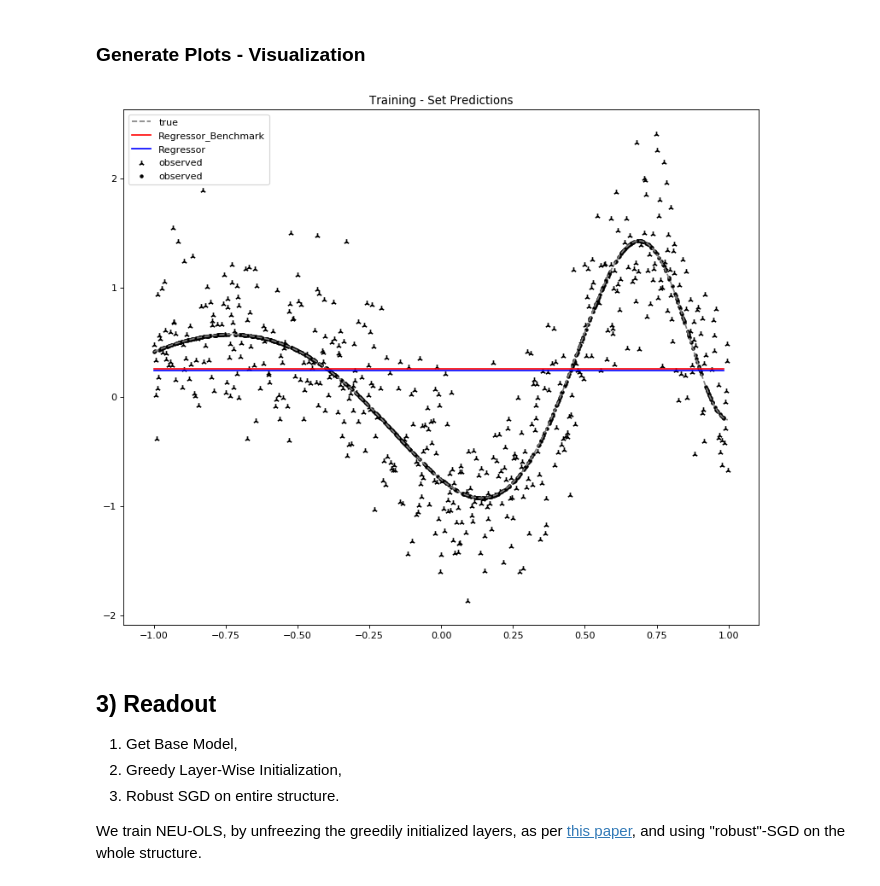
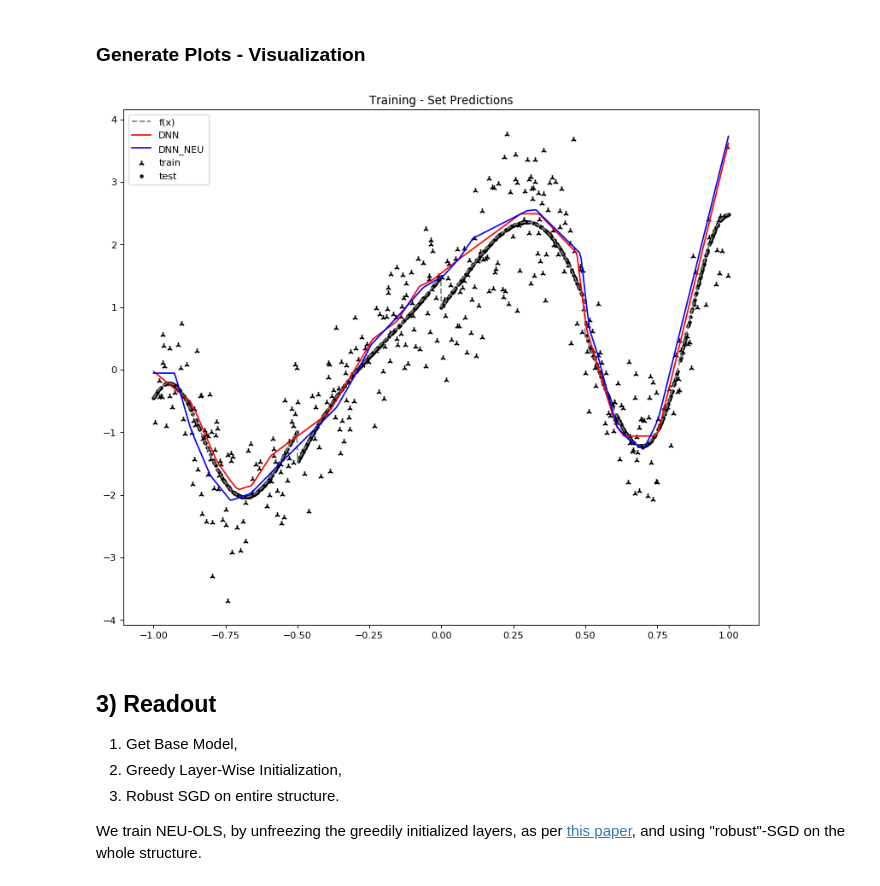
Before and after one commit to AnastasisKratsios/NEU_Non_Euclidean_Upgrading, a Jupyter notebook: NEU_Surgery_BU.ipynb, the cells around one changed output. Saved outputs shown, nothing was run; the diff lists cells and outputs as text; code cells hidden in the pictures.

```diff
--- a/NEU_Surgery_BU.ipynb
+++ b/NEU_Surgery_BU.ipynb
@@ -146,9 +153,9 @@ else:
     print('Pre-trained benchmark model does not exist: Training.')
     regression_Benchmark = def_model_Regression(data_x,
                                                 data_y,
-                                                Pre_Epochs_in=200,
-                                                height=100,
-                                                depth=10,
+                                                Pre_Epochs_in=Full_Epochs,
+                                                height=(N_Reconfigurations*Height_per_reconfig),
+                                                depth=Initial_Depth,
                                                 learning_rate=0.01)
 
     #-----------------#
@@ -181,9 +188,9 @@ else:
     print('Pre-trained benchmark model does not exist: Training.')
     regression_basic = get_base_model_Regression(data_x,
                                              data_NEU,
-                                             Pre_Epochs_in=200,
-                                             height=100,
-                                             depth=10,
+                                             Pre_Epochs_in=Full_Epochs,
+                                             height=Initial_Height,
+                                             depth=Initial_Depth,
                                              learning_rate=0.01)
 
 
@@ -207,30 +214,30 @@ Base Regressor model - already exists: Loaded.
 # %%
 # Initialize Plot #
 #-----------------#
 plt.figure(num=None, figsize=(12, 10), dpi=80, facecolor='w', edgecolor='k')
 
 # Generate Plots #
 #----------------#
 
 # Plot Signal
-plt.plot(np.array(data_x_full).reshape(-1,),true_y,color='gray',label='true',linestyle='--')
+plt.plot(np.array(data_x_full).reshape(-1,),true_y,color='gray',label='f(x)',linestyle='--')
 # Plot Data
-plt.scatter(np.array(data_x).reshape(-1,),data_y,color='black',label='observed', marker = '2')
-plt.scatter(np.array(data_x_test).reshape(-1,),data_y_test,color='black',label='observed', marker = '.')
+plt.scatter(np.array(data_x).reshape(-1,),data_y,color='black',label='train', marker = '2')
+plt.scatter(np.array(data_x_test).reshape(-1,),data_y_test,color='black',label='test', marker = '.')
 
 
 # Plot Benchmark(s)
-plt.plot(np.array(data_x_test).reshape(-1,),(predictions_OLS_Benchmark_test.reshape(-1,)), color = 'red', label='Regressor_Benchmark')
+plt.plot(np.array(data_x_test).reshape(-1,),(predictions_OLS_Benchmark_test.reshape(-1,)), color = 'red', label='DNN')
 # Plot NEU Regressors
-plt.plot(np.array(data_x_test).reshape(-1,),predictions_OLS_test[:,1], color = 'blue',label='Regressor')
+plt.plot(np.array(data_x_test).reshape(-1,),predictions_OLS_test[:,1], color = 'blue',label='DNN_NEU')
 
 # Format Plot #
 #-------------#
 plt.legend(loc="upper left")
 plt.title("Training - Set Predictions")
 plt.show()
 # %% [output]
-[figure, old version]
+[figure, new version]
 # %% [markdown]
 ## 3) Readout
  1. Get Base Model,
```
Also changed, not shown: parts of 11 cells of this notebook, 23 other files.
